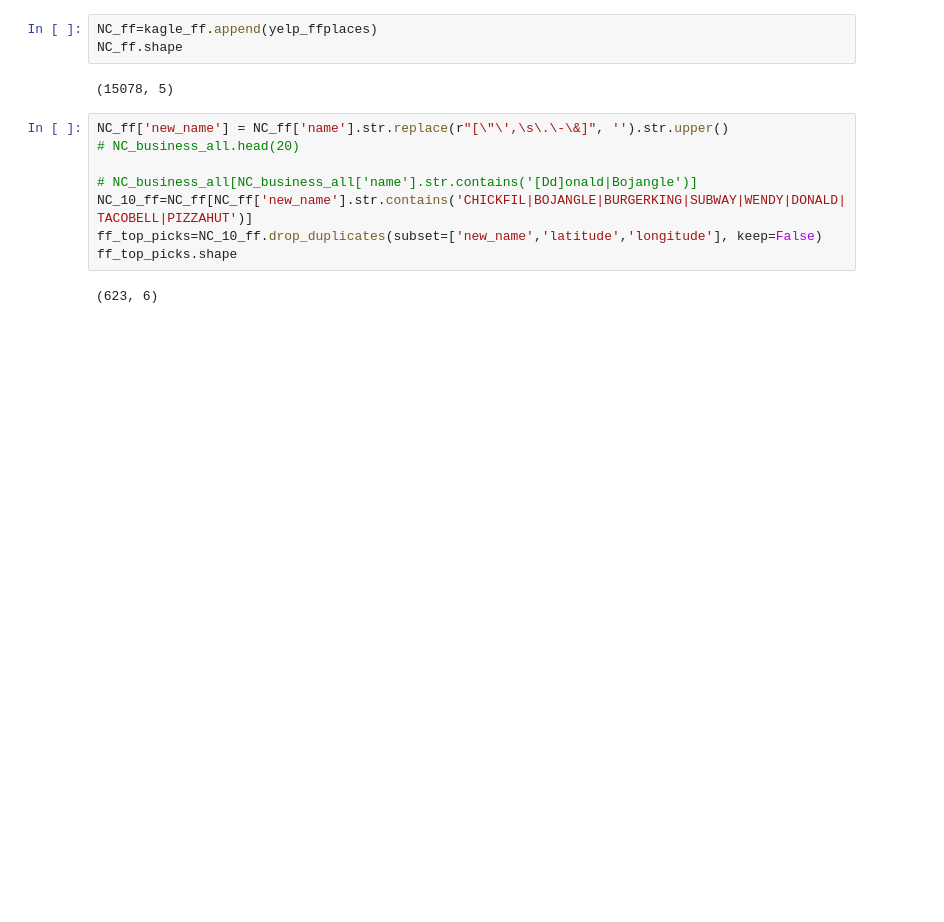
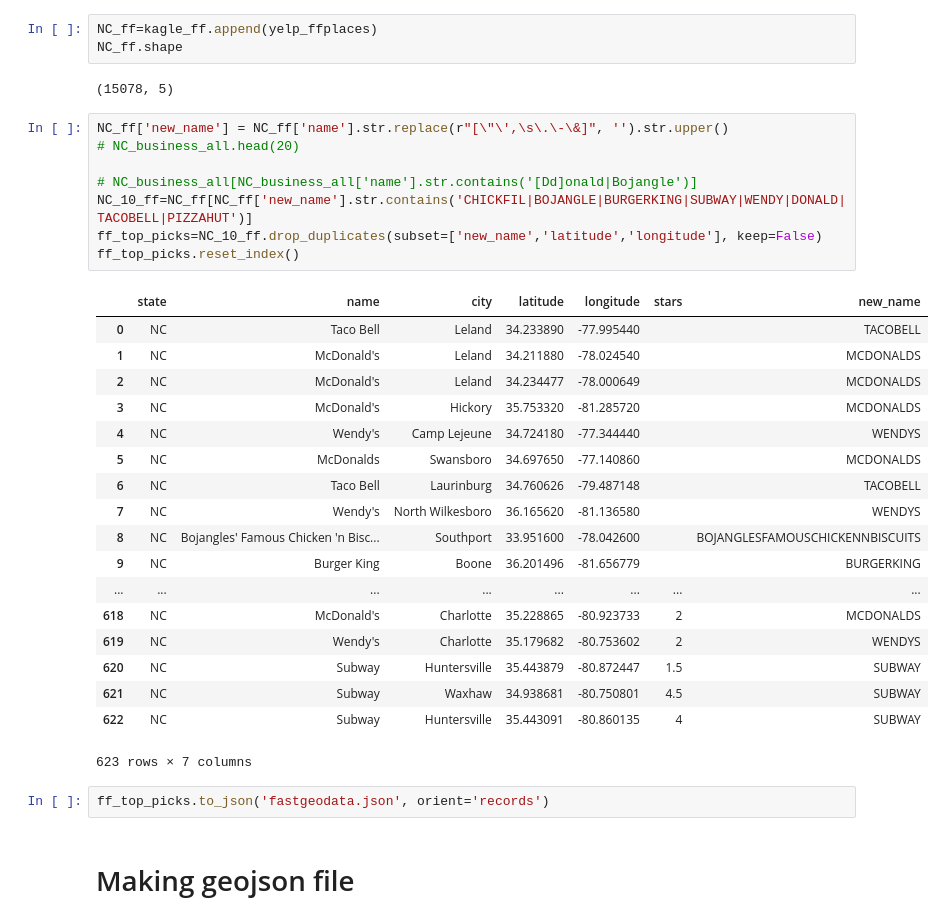
Before and after one commit to kamckeev/FoodFastRepo, a Jupyter notebook: dataprocessing/Yelp API.ipynb, the cells around one changed output. Saved outputs shown, nothing was run; the diff lists cells and outputs as text; blank space fills up the shorter version.

```diff
--- a/dataprocessing/Yelp API.ipynb
+++ b/dataprocessing/Yelp API.ipynb
@@ -89,10 +89,31 @@ NC_ff.shape
 # %%
 NC_ff['new_name'] = NC_ff['name'].str.replace(r"[\"\',\s\.\-\&]", '').str.upper()
 # NC_business_all.head(20)
 
 # NC_business_all[NC_business_all['name'].str.contains('[Dd]onald|Bojangle')]
 NC_10_ff=NC_ff[NC_ff['new_name'].str.contains('CHICKFIL|BOJANGLE|BURGERKING|SUBWAY|WENDY|DONALD|TACOBELL|PIZZAHUT')]
 ff_top_picks=NC_10_ff.drop_duplicates(subset=['new_name','latitude','longitude'], keep=False)
-ff_top_picks.shape
+ff_top_picks.reset_index()
 # %% [output]
+|  | state | name | city | latitude | longitude | stars | new_name |
+| 0 | NC | Taco Bell | Leland | 34.233890 | -77.995440 |  | TACOBELL |
+| 1 | NC | McDonald's | Leland | 34.211880 | -78.024540 |  | MCDONALDS |
+| 2 | NC | McDonald's | Leland | 34.234477 | -78.000649 |  | MCDONALDS |
+| 3 | NC | McDonald's | Hickory | 35.753320 | -81.285720 |  | MCDONALDS |
+| 4 | NC | Wendy's | Camp Lejeune | 34.724180 | -77.344440 |  | WENDYS |
+| 5 | NC | McDonalds | Swansboro | 34.697650 | -77.140860 |  | MCDONALDS |
+| 6 | NC | Taco Bell | Laurinburg | 34.760626 | -79.487148 |  | TACOBELL |
+| 7 | NC | Wendy's | North Wilkesboro | 36.165620 | -81.136580 |  | WENDYS |
+| 8 | NC | Bojangles' Famous Chicken 'n Bisc... | Southport | 33.951600 | -78.042600 |  | BOJANGLESFAMOUSCHICKENNBISCUITS |
+| 9 | NC | Burger King | Boone | 36.201496 | -81.656779 |  | BURGERKING |
+| ... | ... | ... | ... | ... | ... | ... | ... |
+| 618 | NC | McDonald's | Charlotte | 35.228865 | -80.923733 | 2 | MCDONALDS |
+| 619 | NC | Wendy's | Charlotte | 35.179682 | -80.753602 | 2 | WENDYS |
+| 620 | NC | Subway | Huntersville | 35.443879 | -80.872447 | 1.5 | SUBWAY |
+| 621 | NC | Subway | Waxhaw | 34.938681 | -80.750801 | 4.5 | SUBWAY |
+| 622 | NC | Subway | Huntersville | 35.443091 | -80.860135 | 4 | SUBWAY |
-(623, 6)
+623 rows × 7 columns
+# %%
+ff_top_picks.to_json('fastgeodata.json', orient='records')
+# %% [markdown]
+# Making geojson file
```
Also changed, not shown: parts of 4 cells of this notebook, 10 other files.
